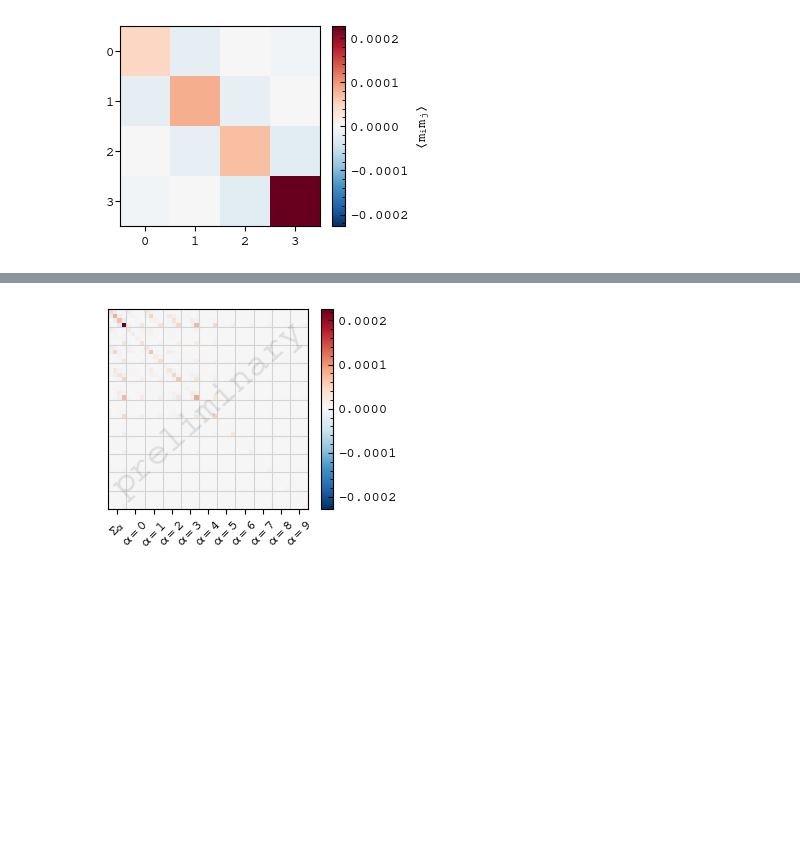
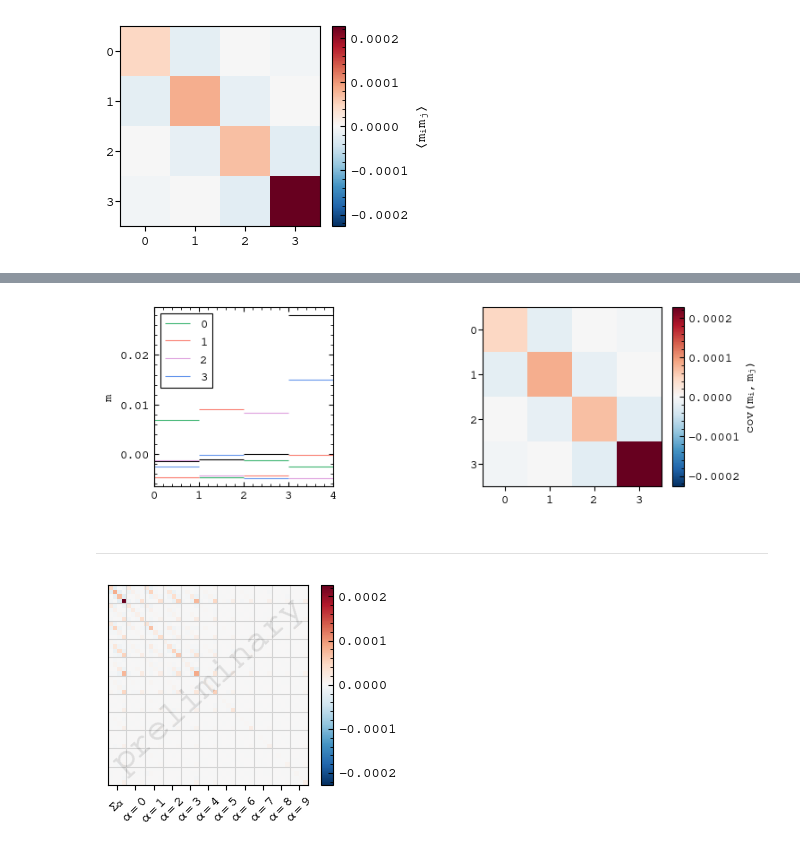
Before and after one commit to sidneymau/des-y6-image-sims-analysis, a Jupyter notebook: plots/cov.ipynb, the cells around one changed output, grey strips where cells are left out. Saved outputs shown, nothing was run; the diff lists cells and outputs as text; code cells hidden in the pictures; blank space fills up the shorter version.

```diff
--- a/plots/cov.ipynb
+++ b/plots/cov.ipynb
@@ -87,3 +162,83 @@ plt.show()
+# %%
+fig, axs = lib.plotting.make_axes(
+    1, 2,
+    **twocolumn_kwargs,
+)
+
+axs[0].hlines(
+    mean[:4] - 1,
+    tomos,
+    tomos + 1,
+)
+axs[0].hlines(
+    (np.sign(cov[:4, :4]) * np.sqrt(np.abs(cov[:4, :4])))[0],
+    tomos,
+    tomos + 1,
+    color="#3BB470",
+    label=tomos[0]
+)
+axs[0].hlines(
+    (np.sign(cov[:4, :4]) * np.sqrt(np.abs(cov[:4, :4])))[1],
+    tomos,
+    tomos + 1,
+    color="#FA7F72",
+    label=tomos[1]
+)
+axs[0].hlines(
+    (np.sign(cov[:4, :4]) * np.sqrt(np.abs(cov[:4, :4])))[2],
+    tomos,
+    tomos + 1,
+    color="#DD9FDD",
+    label=tomos[2]
+)
+axs[0].hlines(
+    (np.sign(cov[:4, :4]) * np.sqrt(np.abs(cov[:4, :4])))[3],
+    tomos,
+    tomos + 1,
+    color="#6495EC",
+    label=tomos[3]
+)
+
+axs[0].legend(loc="upper left")
+axs[0].set_xlim(0, 4)
+axs[0].set_ylabel("$m$")
+
+im = axs[1].imshow(cov[:4, :4], norm=mpl.colors.CenteredNorm(), cmap="RdBu_r")
+lib.plotting.add_colorbar(axs[1], im, label="$cov(m_i, m_j)$")
+
+axs[1].set_xticks(
+    tomos,
+    labels=tomos,
+    minor=False,
+    ha="center",
+)
+axs[1].set_xticks(
+    [],
+    minor=True,
+)
+
+axs[1].set_yticks(
+    tomos,
+    labels=tomos,
+    minor=False,
+    ha="center",
+)
+axs[1].set_yticks(
+    [],
+    minor=True,
+)
+
+axs[1].tick_params(
+    direction="out",
+    top=False,
+    right=False,
+)
+
+plt.show()
+# %% [output]
+[figure, added]
+# %% [markdown]
+---
 # %%
 fig, axs = lib.plotting.make_axes(
     1, 1,
```
Also changed, not shown: parts of 5 cells of this notebook.
